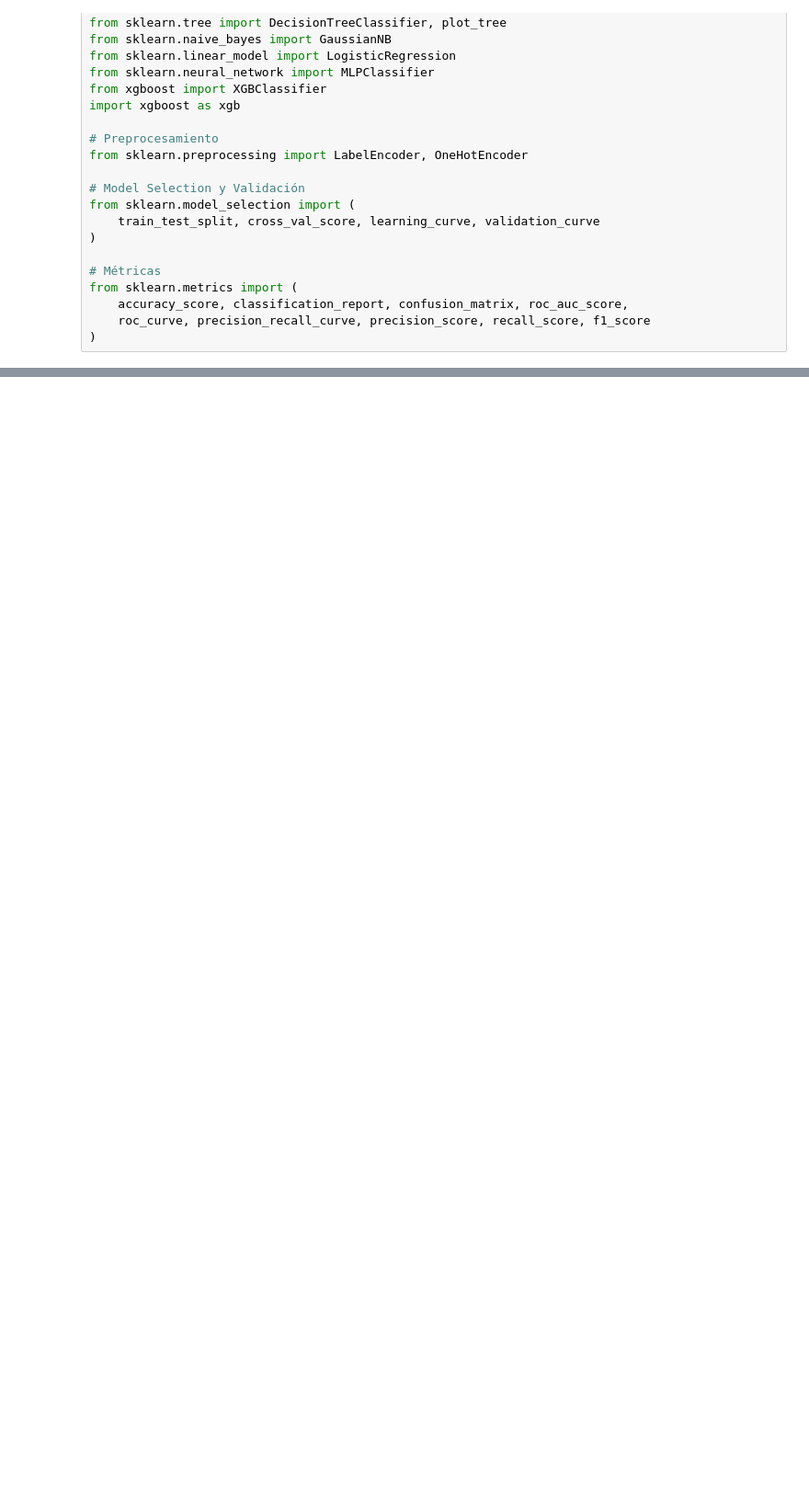
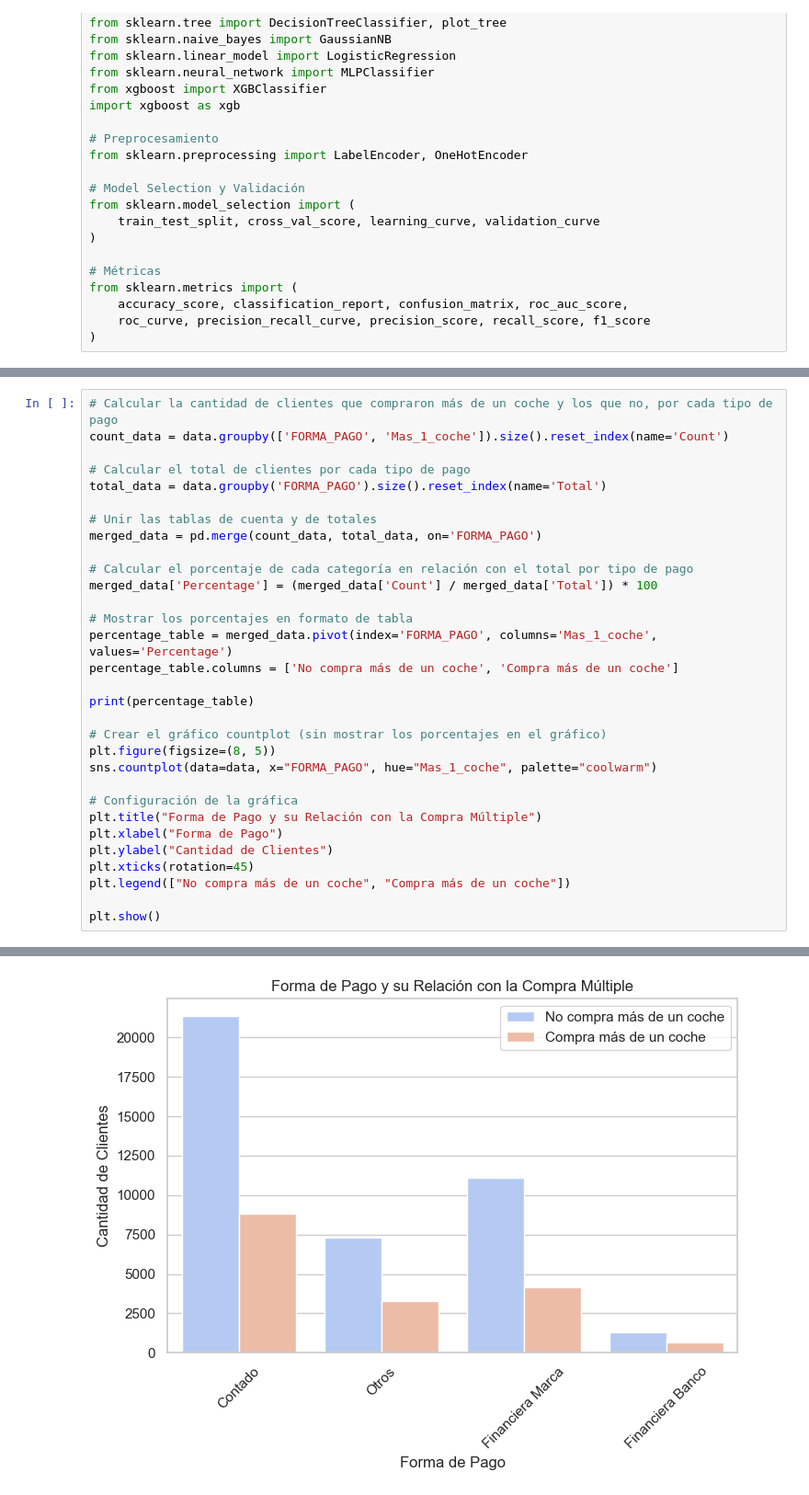
Before and after one commit to josean9/IA-Casos, a Jupyter notebook: documents/eda.ipynb, the cells around one changed output, grey strips where cells are left out. Shown: that part at 92% size. Cells and saved outputs as stored; diff of their text form; blank space fills up the shorter version.

```diff
--- a/documents/eda.ipynb
+++ b/documents/eda.ipynb
@@ -68,0 +314,32 @@ plt.show()
+# %%
+# Calcular la cantidad de clientes que compraron más de un coche y los que no, por cada tipo de pago
+count_data = data.groupby(['FORMA_PAGO', 'Mas_1_coche']).size().reset_index(name='Count')
+
+# Calcular el total de clientes por cada tipo de pago
+total_data = data.groupby('FORMA_PAGO').size().reset_index(name='Total')
+
+# Unir las tablas de cuenta y de totales
+merged_data = pd.merge(count_data, total_data, on='FORMA_PAGO')
+
+# Calcular el porcentaje de cada categoría en relación con el total por tipo de pago
+merged_data['Percentage'] = (merged_data['Count'] / merged_data['Total']) * 100
+
+# Mostrar los porcentajes en formato de tabla
+percentage_table = merged_data.pivot(index='FORMA_PAGO', columns='Mas_1_coche', values='Percentage')
+percentage_table.columns = ['No compra más de un coche', 'Compra más de un coche']
+
+print(percentage_table)
+
+# Crear el gráfico countplot (sin mostrar los porcentajes en el gráfico)
+plt.figure(figsize=(8, 5))
+sns.countplot(data=data, x="FORMA_PAGO", hue="Mas_1_coche", palette="coolwarm")
+
+# Configuración de la gráfica
+plt.title("Forma de Pago y su Relación con la Compra Múltiple")
+plt.xlabel("Forma de Pago")
+plt.ylabel("Cantidad de Clientes")
+plt.xticks(rotation=45)
+plt.legend(["No compra más de un coche", "Compra más de un coche"])
+
+plt.show()
+# %% [output]
@@ -68,0 +352 @@ plt.show()
+[figure, added]
```
Also changed, not shown: parts of 17 cells of this notebook, 2 other files.
